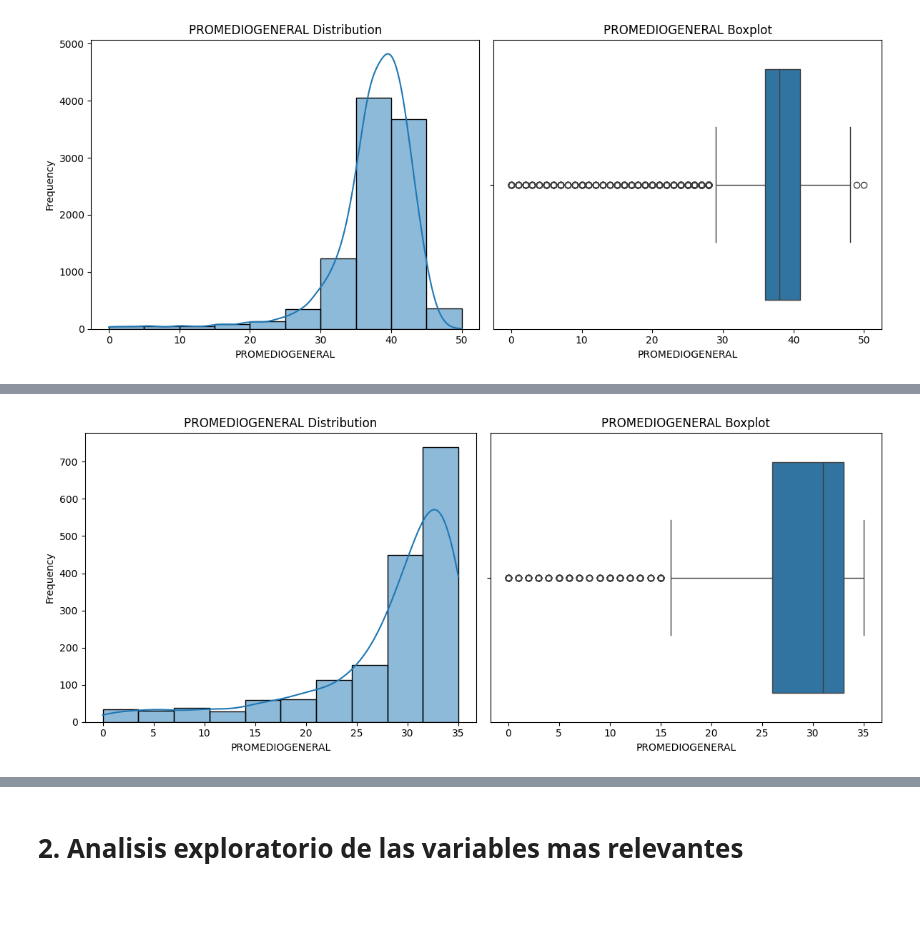
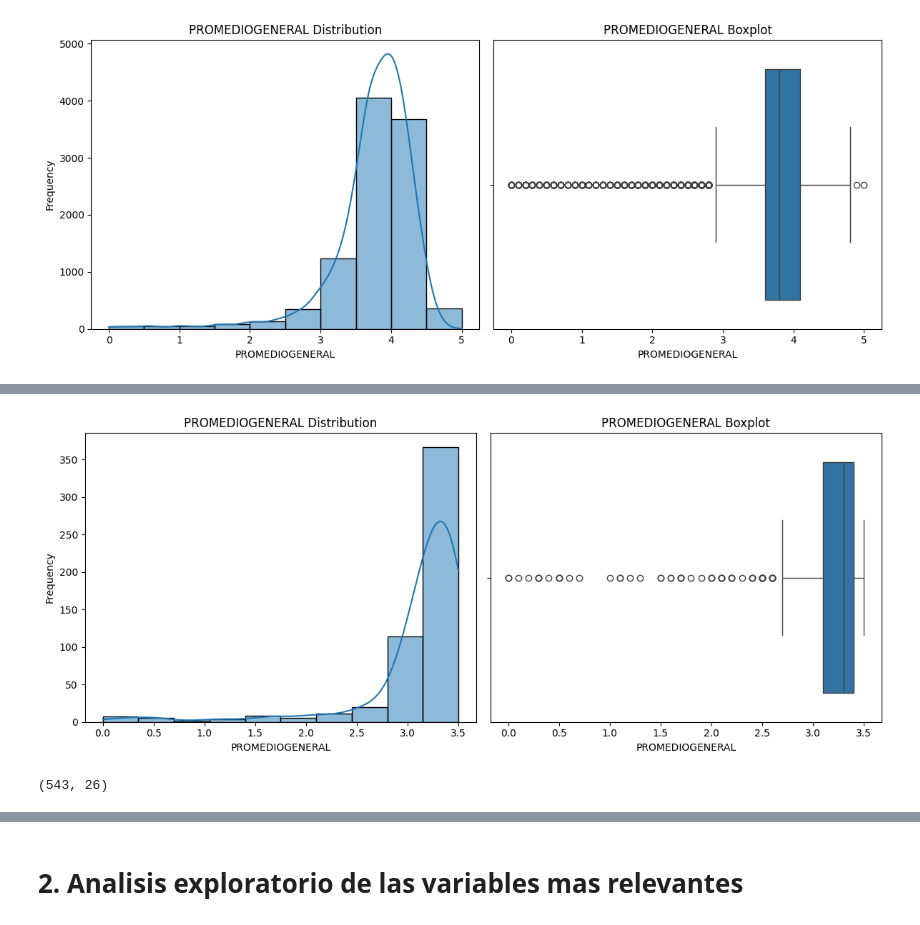
Before and after one commit to amrios80/eda-jobs, a Jupyter notebook: caoba/caoba_eda.ipynb, the cells around one changed output, grey strips where cells are left out. Drawn from its saved outputs; the diff is of its cells as text; code cells hidden in the pictures.

```diff
--- a/caoba/caoba_eda.ipynb
+++ b/caoba/caoba_eda.ipynb
@@ -91,8 +91,6 @@ def convert_to_numeric( text ):
   #text_var = float(text_var)
   return text_var
 
-field="PROMEDIOGENERAL"
-df[field] = pd.to_numeric(df[field].str.replace(',', '.'), errors='coerce')
 
 # Group by 'code' and get the index of the maximum semester for each code
 idx = df.groupby('CODIGO')['SEMESTRE'].idxmax()
@@ -103,6 +101,12 @@ max_semester_rows = demograficos_df.loc[idx]
 df=max_semester_rows
 df["YEARNACIMIENTO"]=pd.to_datetime(df["FECHANACIMIENTO"])
 df['YEARNACIMIENTO'] = df['YEARNACIMIENTO'].dt.year
+field="PROMEDIOGENERAL"
+df[field] = pd.to_numeric(df[field].str.replace(',', '.'), errors='coerce')
+field="PROMEDIOSEMESTRE"
+df[field] = pd.to_numeric(df[field].str.replace(',', '.'), errors='coerce')
+
+
 selected_cols=['PERIODO_ACAENICO', 'CODIGO', 'UNIDAD', 'CODIGOPROGRAMA','PROGRAMA',
        'SEMESTRE', 'PROMEDIOSEMESTRE', 'GENERO', 'FECHANACIMIENTO', 'ESTRATO',
        'CIUDADRESIDENCIA', 'DEPARTAMENTORESICEDENCIA', 'ESTADOCIVIL',
@@ -474,5 +482,7 @@ histogram(df_altos, "PROMEDIOGENERAL")
 # %%
-df_bajos=retirados[retirados["PROMEDIOGENERAL"]<36]
+df_bajos=retirados[retirados["PROMEDIOGENERAL"]<3.6]
 histogram(df_bajos, "PROMEDIOGENERAL")
+df_bajos.shape
 # %% [output]
-[figure, old version]
+[figure, new version]
+(543, 26)
```
Also changed, not shown: parts of 16 cells of this notebook.
